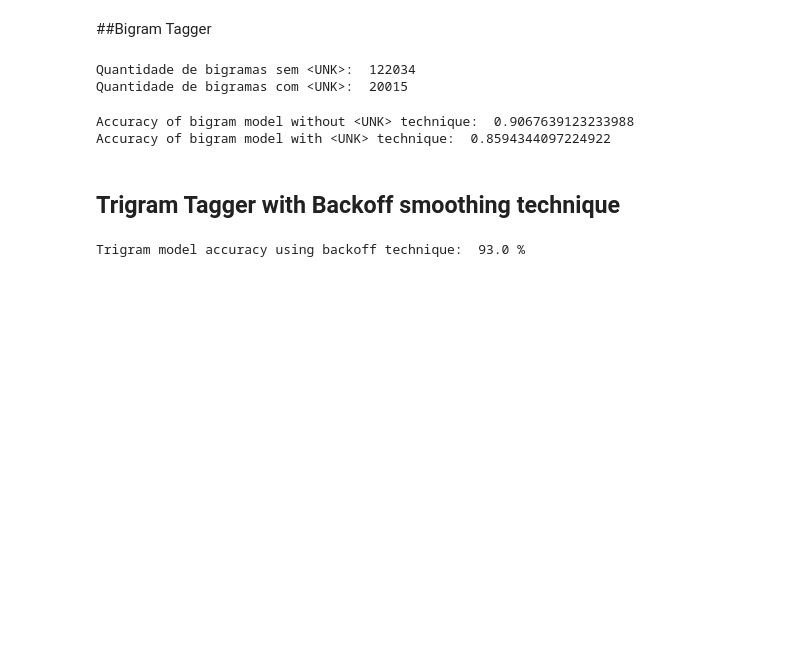
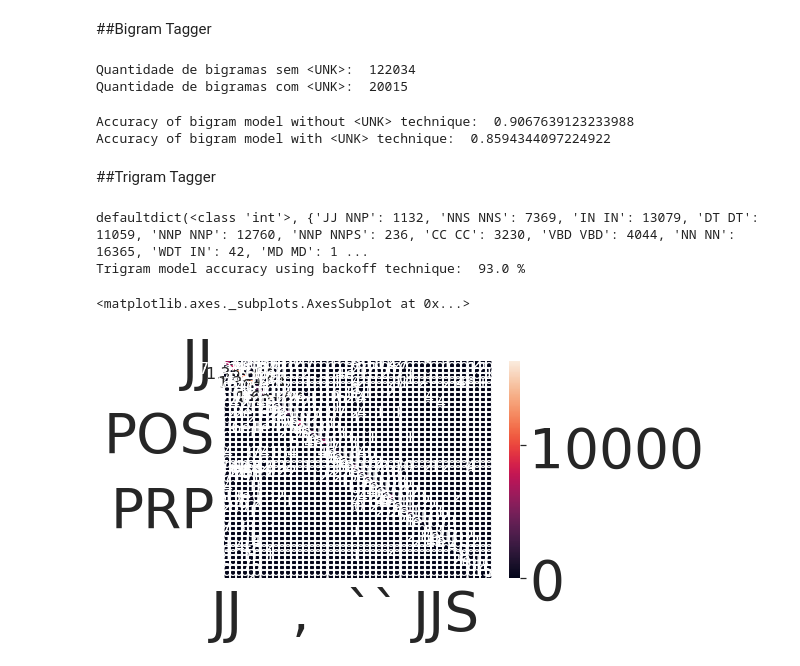
Before and after one commit to SantanaC4/pos_tagging_treebank, a Jupyter notebook: pos_tagging.ipynb, the cells around one changed output. Cells and saved outputs as stored; diff of their text form; code cells hidden in the pictures; blank space fills up the shorter version.

```diff
--- a/pos_tagging.ipynb
+++ b/pos_tagging.ipynb
@@ -205,7 +247,7 @@ print("Accuracy of bigram model with <UNK> technique: ", evaluating_bigram(bigra
 Accuracy of bigram model without <UNK> technique:  0.9067639123233988
 Accuracy of bigram model with <UNK> technique:  0.8594344097224922
 # %% [markdown]
-## Trigram Tagger with Backoff smoothing technique
+##Trigram Tagger
 # %%
 def trigram_model(with_unk=0):
   trigram = defaultdict(list)
@@ -235,18 +277,56 @@ aux = "<s>"
 aux2 = "<s>"
 accuracy = 0
 
+confusion_matrix = defaultdict(int)
 for (word, tag) in pair_filter("testing"):
     if (trigram[aux + " " + aux2 + " " + word][0][1] == "backoff"):
         if (bigram_without_unk[aux2 + " " + word][0][1] == tag):
-          accuracy += 1
+              accuracy += 1
+              confusion_matrix[tag + " " + tag] += 1
         elif (bigram_without_unk[aux2 + " " + word][0][0] == -1):
           if (unigram_with_unk[word][0][1] == tag):
               accuracy += 1
+              confusion_matrix[tag + " " + tag] += 1
+          elif (unigram_with_unk[word][0][1] != tag):
+              confusion_matrix[tag + " " + unigram_with_unk[word][0][1]] += 1
+        elif (bigram_without_unk[aux2 + " " + word][0][0] != tag):
+              confusion_matrix[tag + " " + bigram_without_unk[aux2 + " " + word][0][1]] += 1
     elif (trigram[aux + " " + aux2 + " " + word][0][1] == tag):
         accuracy += 1
+        confusion_matrix[tag + " " + tag] += 1
+    elif (trigram[aux + " " + aux2 + " " + word][0][1] != tag):
+        confusion_matrix[tag + " " + trigram[aux + " " + aux2 + " " + word][0][1]] += 1
+
     aux = aux2
     aux2 = tag
+print(confusion_matrix)
 
 print("Trigram model accuracy using backoff technique: ", round(accuracy/len(tt)*100, 0),"%")
 # %% [output]
+defaultdict(<class 'int'>, {'JJ NNP': 1132, 'NNS NNS': 7369, 'IN IN': 13079, 'DT DT': 11059, 'NNP NNP': 12760, 'NNP NNPS': 236, 'CC CC': 3230, 'VBD VBD': 4044, 'NN NN': 16365, 'WDT IN': 42, 'MD MD': 1 ...
 Trigram model accuracy using backoff technique:  93.0 %
+# %%
+## Confusion Matrix
+
+
+classes = defaultdict(int)
+for (word, tag) in pair_filter("testing"):
+  classes[tag] += 1
+classes = np.array([i for i in classes.keys()])
+classes
+
+cm = np.zeros((len(classes),len(classes)))
+for tags,value in confusion_matrix.items():
+  i = int(np.where(classes == (tags.split()[0]))[0])
+  j = int(np.where(classes == (tags.split()[1]))[0])
+  cm[i][j] = value
+
+#plot_confusion_matrix(cm, classes)
+df_cm = pd.DataFrame(cm, index = classes,
+                  columns = classes)
+
+sn.set(font_scale=5) # for label size
+sn.heatmap(df_cm, annot=True, annot_kws={"size": 16}) # font size
+# %% [output]
+<matplotlib.axes._subplots.AxesSubplot at 0x...>
+[figure, added]
```
Also changed, not shown: parts of 6 cells of this notebook.
